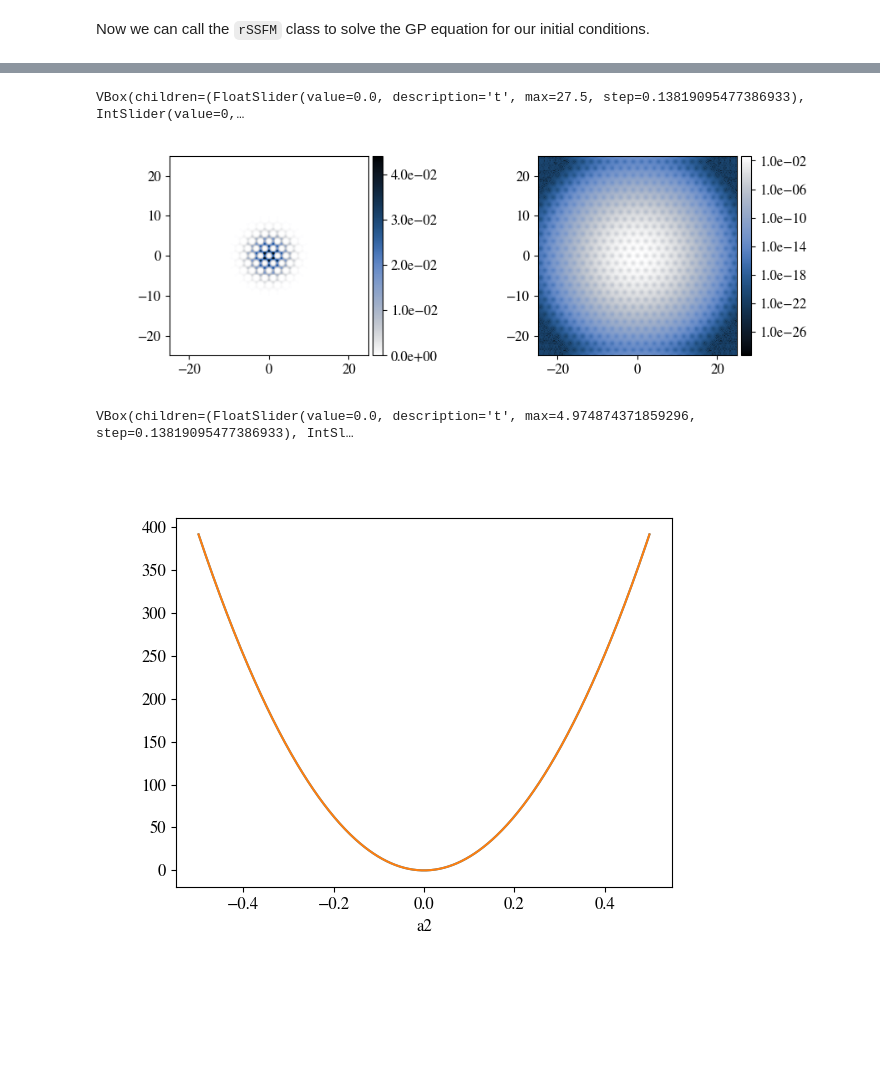
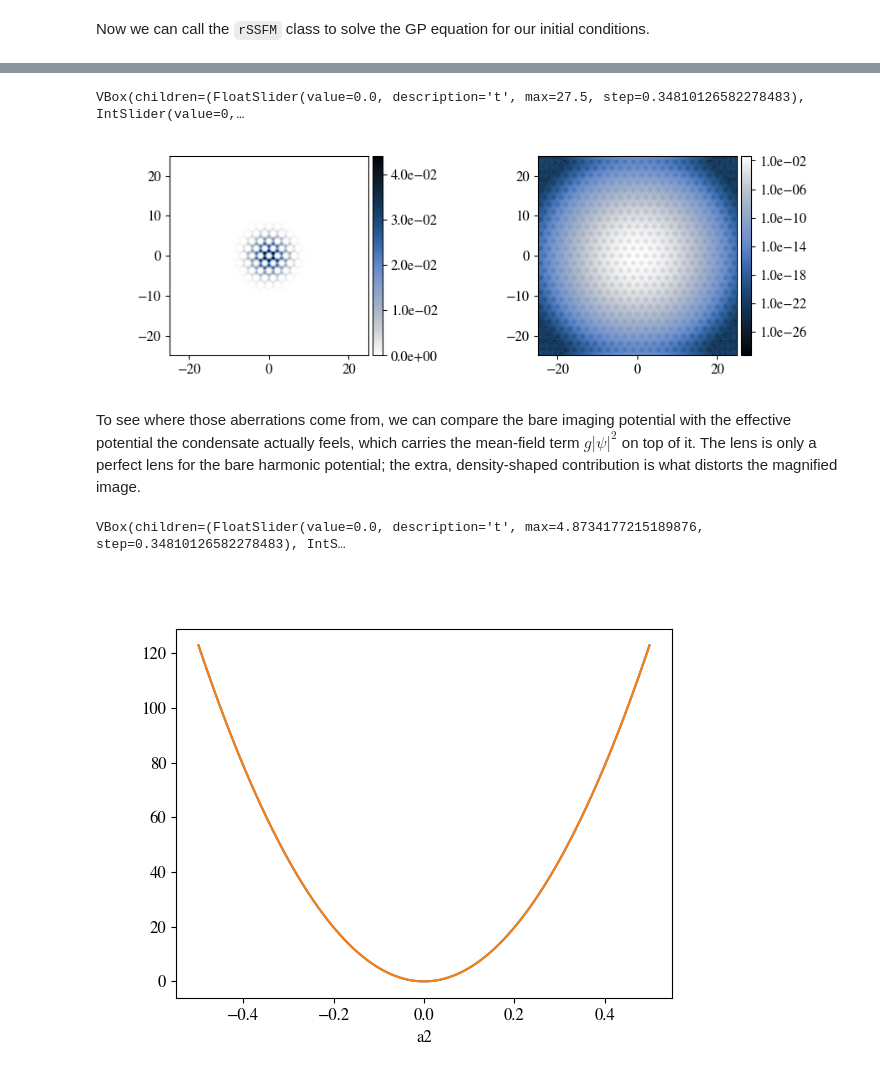
Before and after one commit to GuillotMartin/BECs, a Jupyter notebook: docs/Microscope.ipynb, the cells around one changed output, grey strips where cells are left out. Cells and saved outputs as stored; diff of their text form; code cells hidden in the pictures; blank space fills up the shorter version.

```diff
--- a/docs/Microscope.ipynb
+++ b/docs/Microscope.ipynb
@@ -165,10 +165,12 @@ honey = Potential(
 honey.add((honey.x**2+honey.y**2)*w_trap**2/2)
 
 def lattice(x,y):
+    # x and y must be used rather than honey.x / honey.y: this same function is handed to
+    # AnalyticPotential below, which evaluates it on the rescaled grid, not on the initial one.
     pot = 0
     for i in range(3):
-        kr = kl*(np.cos(theta[(i+1)%3])-np.cos(theta[i])) * honey.x
-        kr += kl*(np.sin(theta[(i+1)%3])-np.sin(theta[i])) * honey.y
+        kr = kl*(np.cos(theta[(i+1)%3])-np.cos(theta[i])) * x
+        kr += kl*(np.sin(theta[(i+1)%3])-np.sin(theta[i])) * y
         pot += V*np.cos(kr)
     return pot
 
@@ -225,7 +228,8 @@ telescope_honey = AnalyticPotential(
 telescope_honey.step("trap_step", ts = T1/4, sigma = T1/100, vi = w1, vf = w2) # The amplitude step for the harmonic traps of the protocol
 
 telescope_honey.add_function(name = "harmonic_trap", function=lambda t, x, y: x**2+y**2, parameters={}) # A standard harmonic trap shape. The add_function takes as input a function of time and space, plus some eventual parameter dimensions over which to run the simulation
-telescope_honey.add_function(name = "lattice", function=lambda t,x,y: lattice(x,y), parameters={})
+# The lattice is not part of the imaging potential: it is switched off at t = 0, when the condensate
+# is released from it, and only the pair of harmonic traps acts during the magnification.
 
 telescope_honey.add_term("harmonic_trap * (trap_step)**2/2")
 telescope_honey.plot(0,tf)
@@ -244,13 +255,13 @@ solv_honey = rSSFM(
     g = g
 )
 
-t_samples = create_parameter("t", np.linspace(ti,tf,200))
+t_samples = create_parameter("t", np.linspace(ti,tf,80)) # see the note below before raising this
 
 Psi = solv_honey.solve(
     t_init=ti,
     t_final=tf,
     t_samples=t_samples,
-    tol = 1e-5, # speeding up the simulation a bit
+    tol = 1e-4, # a relative error per step now; see the note on 'tol' in rSSFM.solve
     parallel = True,
     n_cores = 5,
     verbose = True
@@ -268,20 +277,22 @@ plot_eigenvector(
 )
 plt.show()
 # %% [output]
-VBox(children=(FloatSlider(value=0.0, description='t', max=27.5, step=0.13819095477386933), IntSlider(value=0,…
+VBox(children=(FloatSlider(value=0.0, description='t', max=27.5, step=0.34810126582278483), IntSlider(value=0,…
 [figure]
+# %% [markdown]
+To see where those aberrations come from, we can compare the bare imaging potential with the effective potential the condensate actually feels, which carries the mean-field term $g|\psi|^2$ on top of it. The lens is only a perfect lens for the bare harmonic potential; the extra, density-shaped contribution is what distorts the magnified image.
 # %%
 from bloch_schrodinger.plotting import plot_cuts
 import xarray as xr
 
-Pot = (Psi.x**2 + Psi.y**2) * telescope_honey.create_func("trap_step", {})(Psi.t, 0,0)
+Pot = (Psi.x**2 + Psi.y**2) * telescope_honey.create_func("trap_step", {})(Psi.t, 0,0)**2 / 2 # same expression as the "harmonic_trap * (trap_step)**2/2" term above
 PotInt = Pot + Psi.g * abs(Psi)**2
 
 toplot = xr.concat([Pot, PotInt], dim = "ndim")
 # %%
 
-plot_cuts(toplot.sel(t = slice(0,5), a1 = Pot.a1[256]), "a2", ["ndim"])
+plot_cuts(toplot.sel(t = slice(0,5), a1 = Pot.a1[n//2]), "a2", ["ndim"]) # a cut through the middle of the box
 plt.show()
 # %% [output]
-VBox(children=(FloatSlider(value=0.0, description='t', max=4.974874371859296, step=0.13819095477386933), IntSl…
+VBox(children=(FloatSlider(value=0.0, description='t', max=4.8734177215189876, step=0.34810126582278483), IntS…
-[figure, old version]
+[figure, new version]
```
Also changed, not shown: parts of 13 cells of this notebook, 14 other files.
